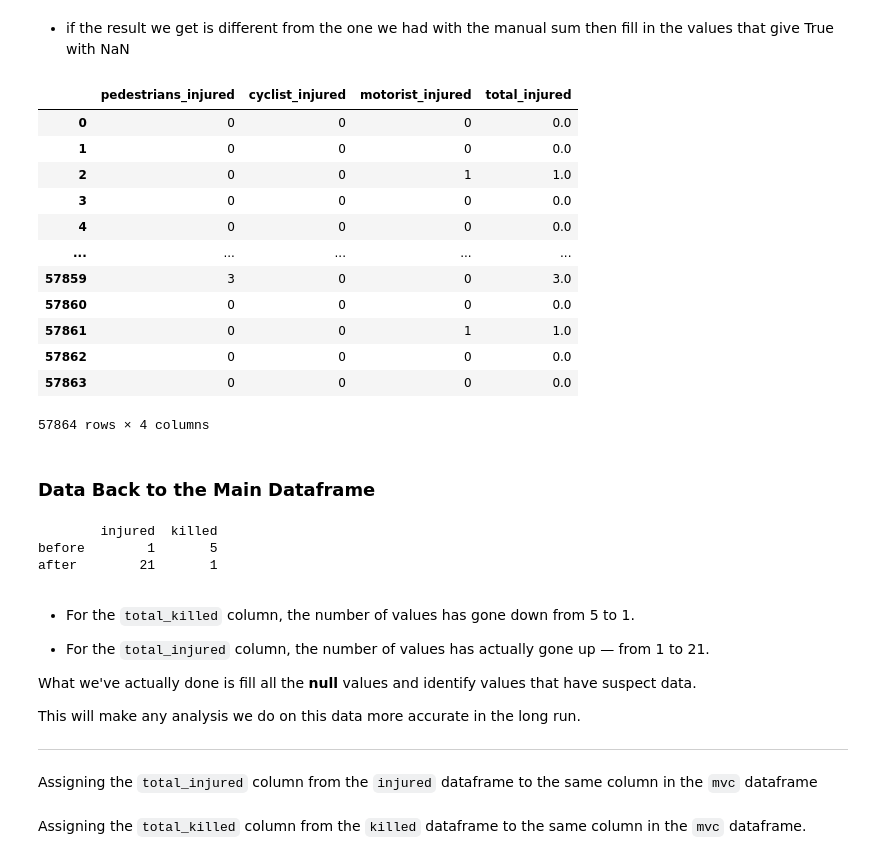
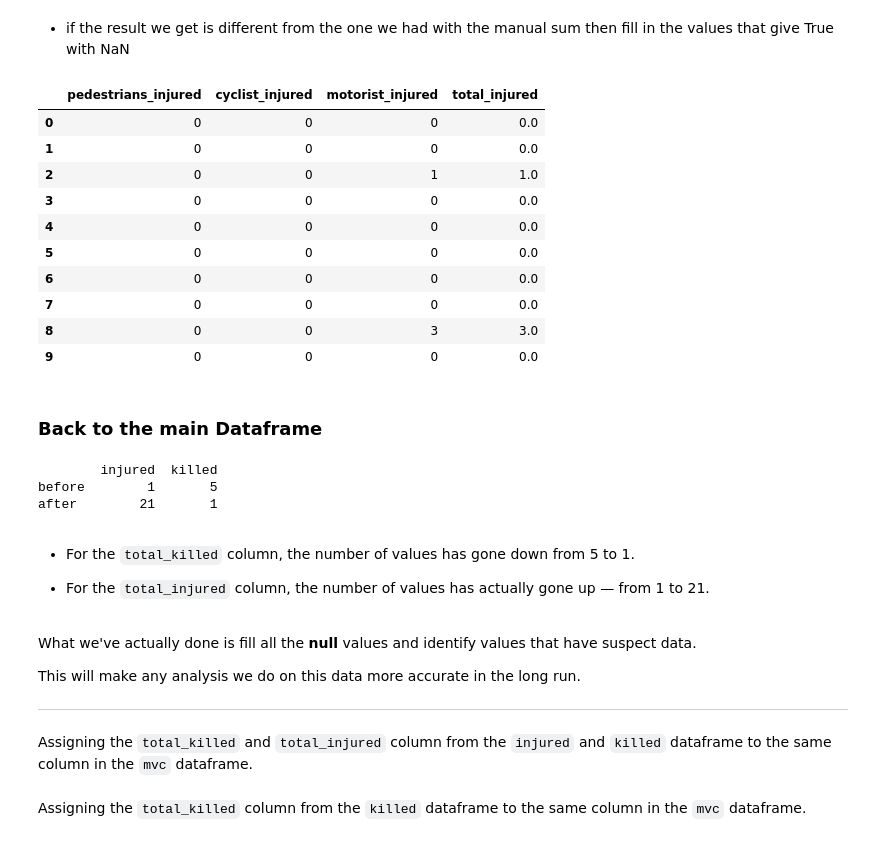
Before and after one commit to albertjimrod/data-projects, a Jupyter notebook: 03_Data_Cleaning/Working_Missing_Data/Working with Missing Data.ipynb, the cells around one changed output. Saved outputs shown, nothing was run; the diff lists cells and outputs as text; code cells hidden in the pictures.

```diff
--- a/03_Data_Cleaning/Working_Missing_Data/Working with Missing Data.ipynb
+++ b/03_Data_Cleaning/Working_Missing_Data/Working with Missing Data.ipynb
@@ -542,23 +487,21 @@ Name: total_injured, dtype: float64
 # %%
 injured['total_injured'] = injured['total_injured'].mask(injured['total_injured'] != injured_manual_sum, np.nan)
 # %%
-injured
+injured.head(10)
 # %% [output]
 |  | pedestrians_injured | cyclist_injured | motorist_injured | total_injured |
 | 0 | 0 | 0 | 0 | 0.0 |
 | 1 | 0 | 0 | 0 | 0.0 |
 | 2 | 0 | 0 | 1 | 1.0 |
 | 3 | 0 | 0 | 0 | 0.0 |
 | 4 | 0 | 0 | 0 | 0.0 |
-| ... | ... | ... | ... | ... |
-| 57859 | 3 | 0 | 0 | 3.0 |
-| 57860 | 0 | 0 | 0 | 0.0 |
-| 57861 | 0 | 0 | 1 | 1.0 |
-| 57862 | 0 | 0 | 0 | 0.0 |
-| 57863 | 0 | 0 | 0 | 0.0 |
+| 5 | 0 | 0 | 0 | 0.0 |
+| 6 | 0 | 0 | 0 | 0.0 |
+| 7 | 0 | 0 | 0 | 0.0 |
+| 8 | 0 | 0 | 3 | 3.0 |
+| 9 | 0 | 0 | 0 | 0.0 |
-57864 rows × 4 columns
 # %% [markdown]
-### Data Back to the Main Dataframe
+### Back to the main Dataframe
 # %%
 summary = {
     'injured': [
@@ -578,7 +521,10 @@ after        21       1
 # %% [markdown]
 - For the `total_killed` column, the number of values has gone down from 5 to 1.
 
+
 - For the `total_injured` column, the number of values has actually gone up — from 1 to 21.
+
+<br>
 
 
 What we've actually done is fill all the **null** values and identify values that have suspect data.
@@ -588,7 +534,7 @@ This will make any analysis we do on this data more accurate in the long run.
 
 * * *
 
-Assigning the `total_injured` column from the `injured` dataframe to the same column in the `mvc` dataframe
+Assigning the `total_killed` and `total_injured` column from the `injured` and `killed` dataframe to the same column in the `mvc` dataframe.
 # %%
 mvc['total_killed'] = killed['total_killed']
 #mvc['total_injured']
```
Also changed, not shown: parts of 43 cells of this notebook.
